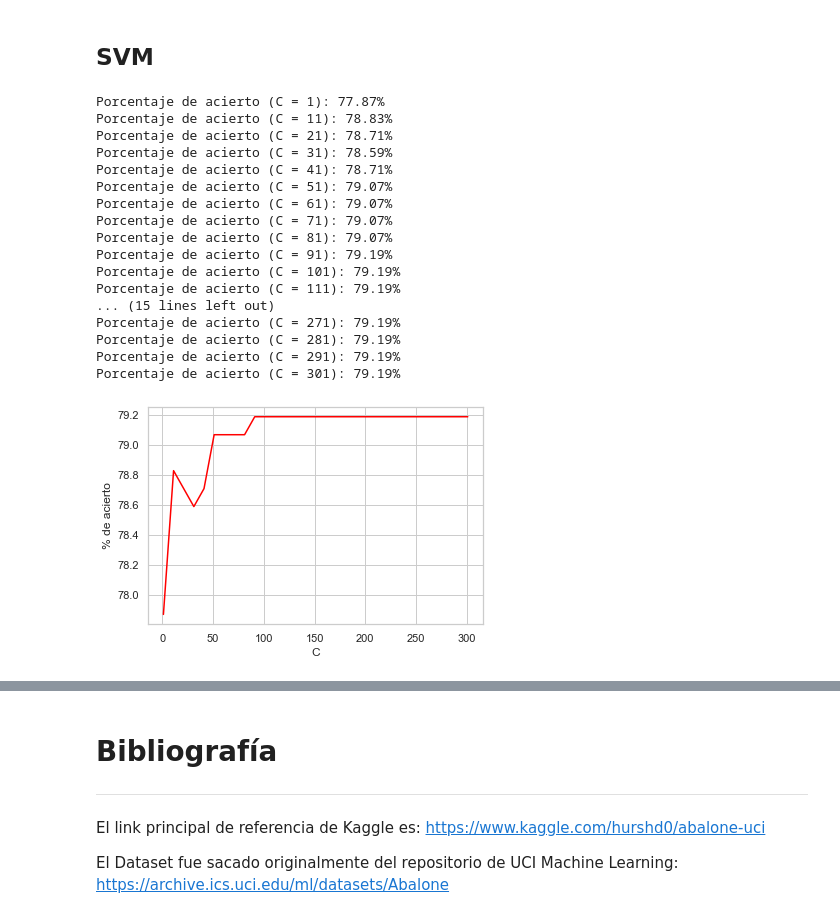
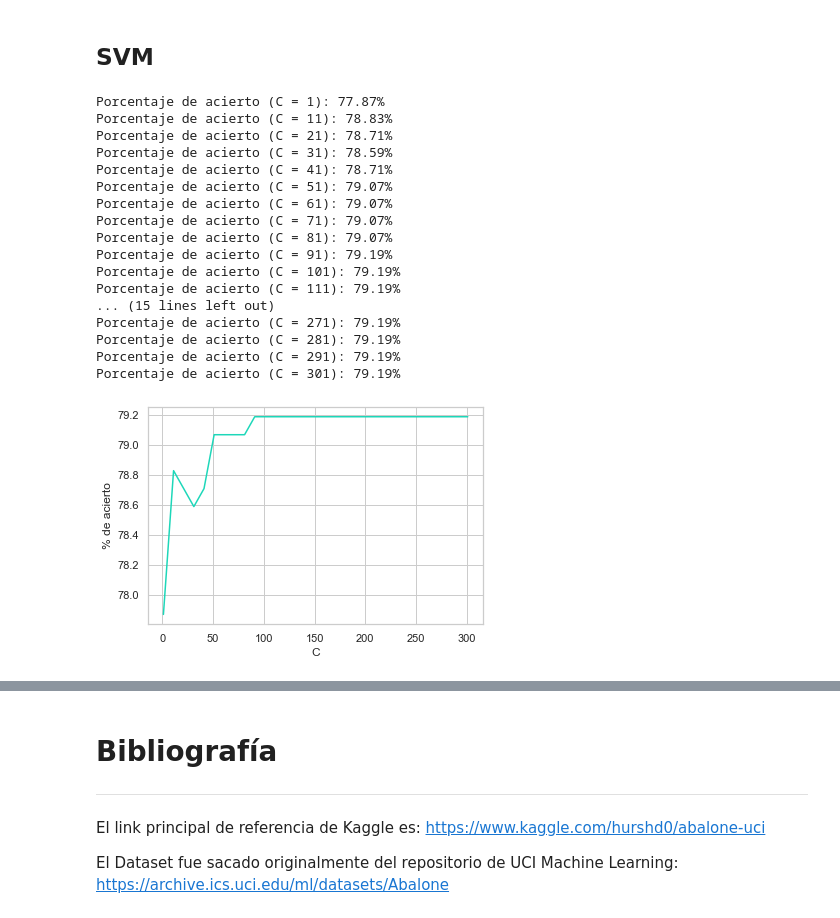
Before and after one commit to nubango/AprendizajeAutomatico, a Jupyter notebook: Proyecto Final/abalone.ipynb, the cells around one changed output, grey strips where cells are left out. Cells and saved outputs as stored; diff of their text form; code cells hidden in the pictures.

```diff
--- a/Proyecto Final/abalone.ipynb
+++ b/Proyecto Final/abalone.ipynb
@@ -62,6 +62,7 @@ from sklearn.preprocessing import StandardScaler
 # %%
 df = pd.read_csv('abalone_original.csv')
 df.dataframeName = 'abalone_original.csv'
+accuracies = {}
 # %%
 df
 # %% [output]
@@ -644,32 +642,33 @@ def prueba():
     cs = np.arange(1, 302, 10)
     percentages = np.zeros(len(cs))
 
     for i in range(len(cs)):
         percentages[i] = SVMLinear(x_train, y_train, x_test, y_test, cs[i]) * 100
+        accuracies['SVM'] = percentages[i]
 
-    plt.plot(cs, percentages, c="red")
+    plt.plot(cs, percentages, c="#1DD7B9")
     plt.xlabel("C")
     plt.ylabel("% de acierto")
     plt.show()
 
 # Realizamos experimentos individuales con C = 11, 21, 31 ..... 201
 prueba()
 # %% [output]
 Porcentaje de acierto (C = 1): 77.87%
 Porcentaje de acierto (C = 11): 78.83%
 Porcentaje de acierto (C = 21): 78.71%
 Porcentaje de acierto (C = 31): 78.59%
 Porcentaje de acierto (C = 41): 78.71%
 Porcentaje de acierto (C = 51): 79.07%
 Porcentaje de acierto (C = 61): 79.07%
 Porcentaje de acierto (C = 71): 79.07%
 Porcentaje de acierto (C = 81): 79.07%
 Porcentaje de acierto (C = 91): 79.19%
 Porcentaje de acierto (C = 101): 79.19%
 Porcentaje de acierto (C = 111): 79.19%
 ... (15 lines left out)
 Porcentaje de acierto (C = 271): 79.19%
 Porcentaje de acierto (C = 281): 79.19%
 Porcentaje de acierto (C = 291): 79.19%
 Porcentaje de acierto (C = 301): 79.19%
-[figure, old version]
+[figure, new version]
```
Also changed, not shown: parts of 6 cells of this notebook.
